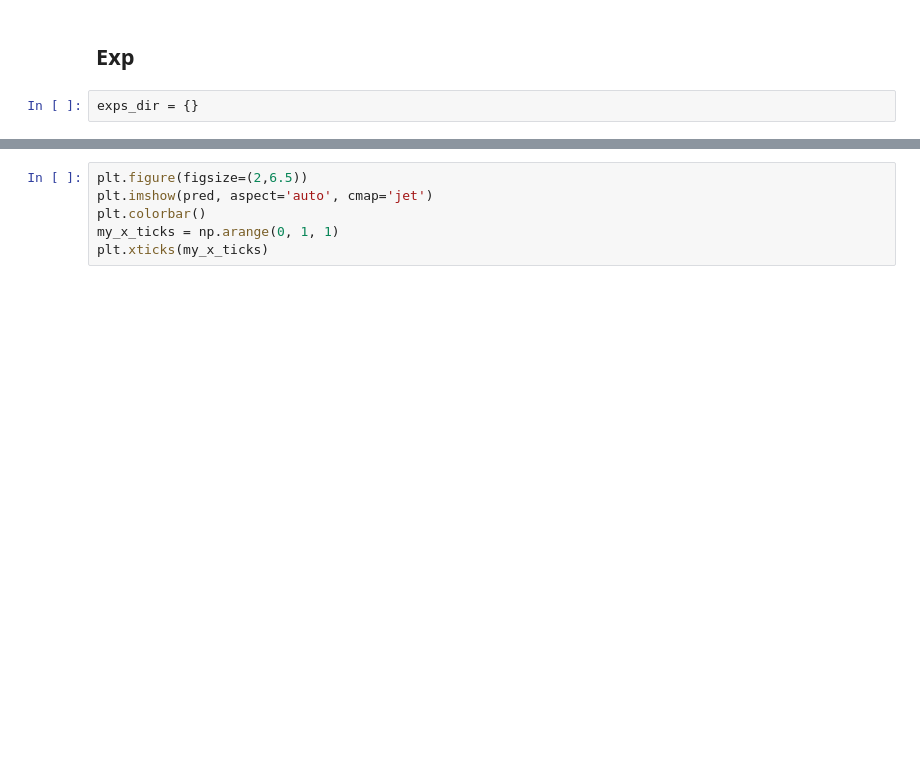
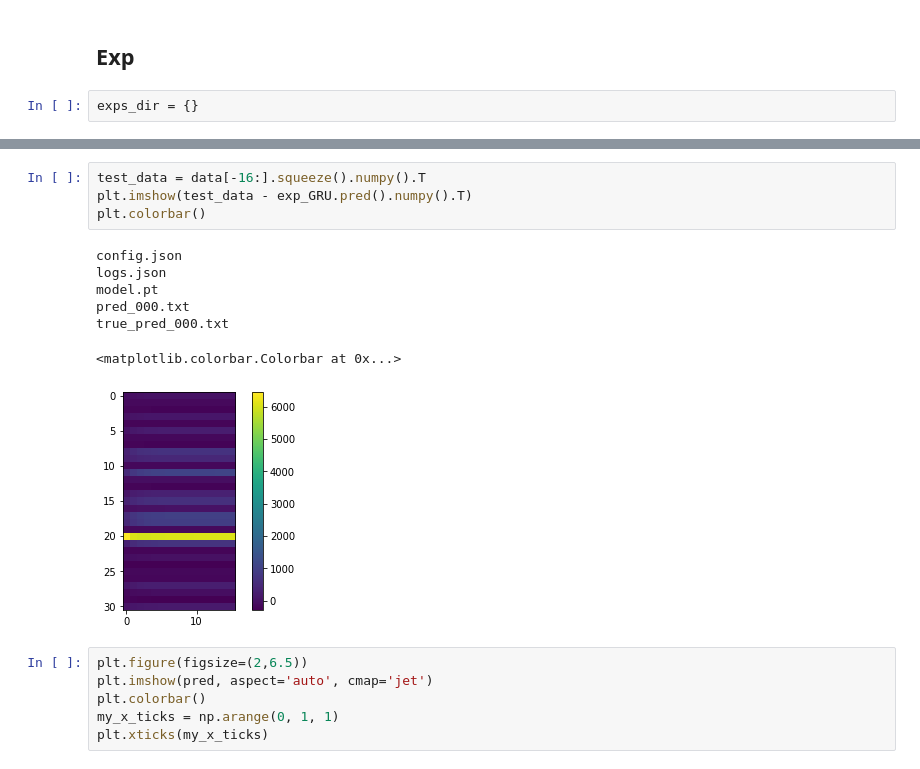
Before and after one commit to wtding1998/RNN_nCov, a Jupyter notebook: disease_analysis copy.ipynb, the cells around one changed output, grey strips where cells are left out. Saved outputs shown, nothing was run; the diff lists cells and outputs as text; blank space fills up the shorter version.

```diff
--- a/disease_analysis copy.ipynb
+++ b/disease_analysis copy.ipynb
@@ -101,3 +168,15 @@ pred = pred.T
+# %%
+test_data = data[-16:].squeeze().numpy().T
+plt.imshow(test_data - exp_GRU.pred().numpy().T)
+plt.colorbar()
+# %% [output]
+config.json
+logs.json
+model.pt
+pred_000.txt
+true_pred_000.txt
+<matplotlib.colorbar.Colorbar at 0x...>
+[figure, added]
 # %%
 plt.figure(figsize=(2,6.5))
 plt.imshow(pred, aspect='auto', cmap='jet')
```
Also changed, not shown: parts of 19 cells of this notebook, 1 other file.
